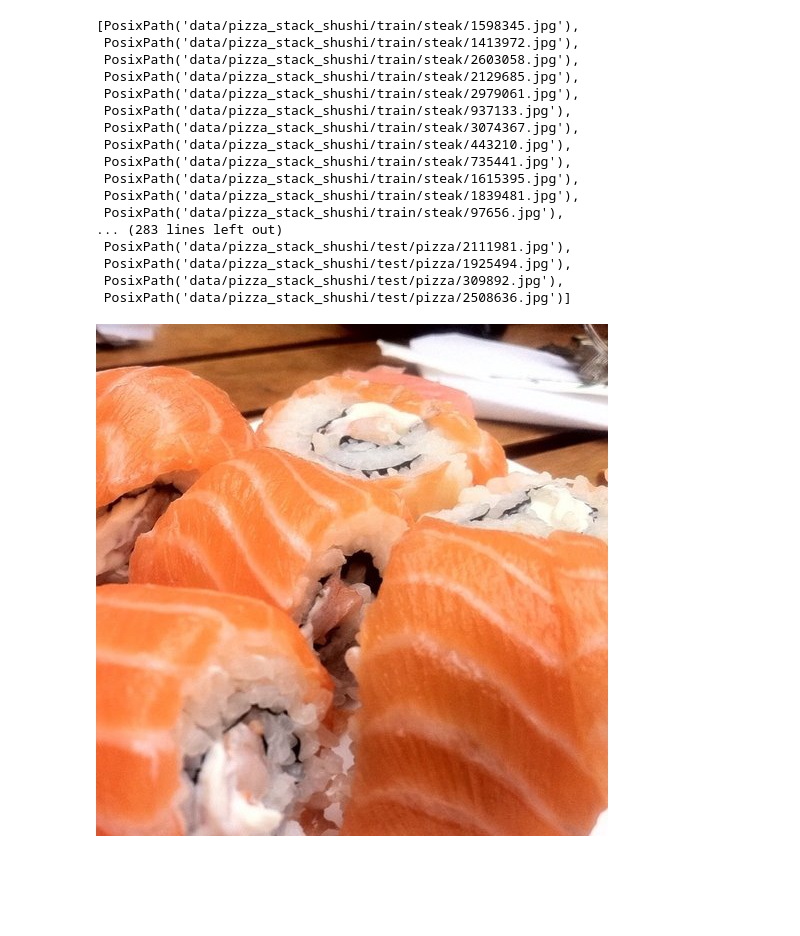
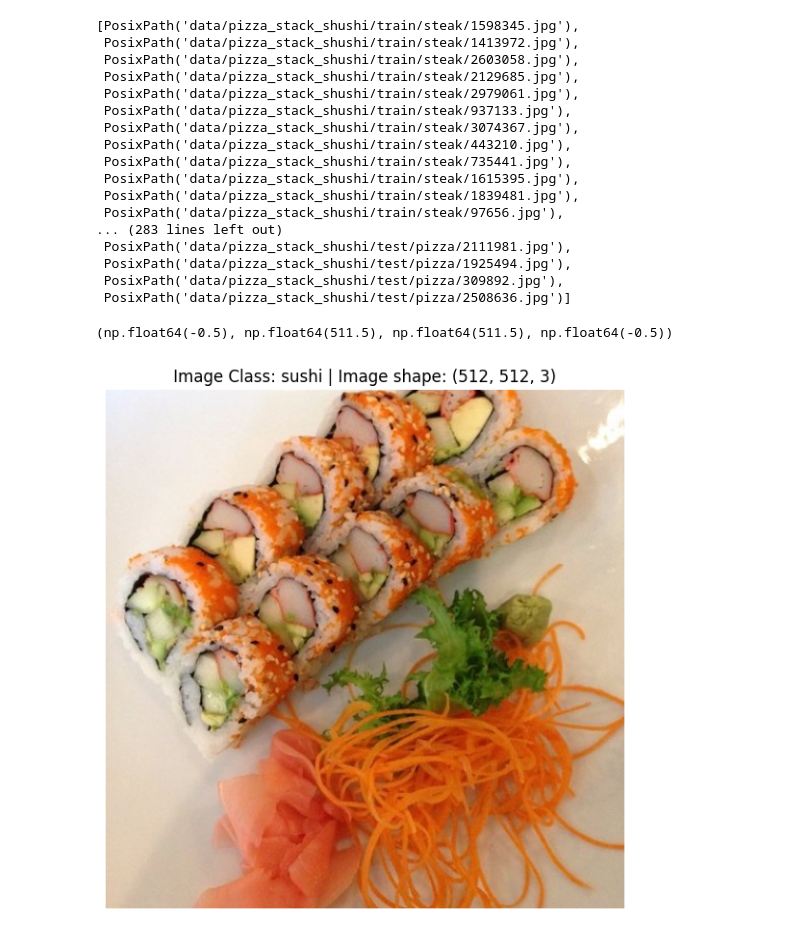
Before and after one commit to Imran1hp/Food-Recognition-Deep-Learning-model, a Jupyter notebook: Food_recognition_Deep_Learning.ipynb, the cells around one changed output. Cells and saved outputs as stored; diff of their text form; code cells hidden in the pictures; blank space fills up the shorter version.

```diff
--- a/Food_recognition_Deep_Learning.ipynb
+++ b/Food_recognition_Deep_Learning.ipynb
@@ -108,7 +111,18 @@ img_path_list
  PosixPath('data/pizza_stack_shushi/test/pizza/1925494.jpg'),
  PosixPath('data/pizza_stack_shushi/test/pizza/309892.jpg'),
  PosixPath('data/pizza_stack_shushi/test/pizza/2508636.jpg')]
-# %%
-img
-# %% [output]
-[figure, removed]
+# %%
+import numpy as np
+import matplotlib.pyplot as plt
+
+img_array = np.array(img)
+
+plt.figure(figsize = ((10 ,7)))
+
+plt.imshow(img_array)
+
+plt.title(f" Image Class: {img_class} | Image shape: {img_array.shape} ")
+plt.axis(False)
+# %% [output]
+(np.float64(-0.5), np.float64(511.5), np.float64(511.5), np.float64(-0.5))
+[figure, added]
```
Also changed, not shown: parts of 7 cells of this notebook.
